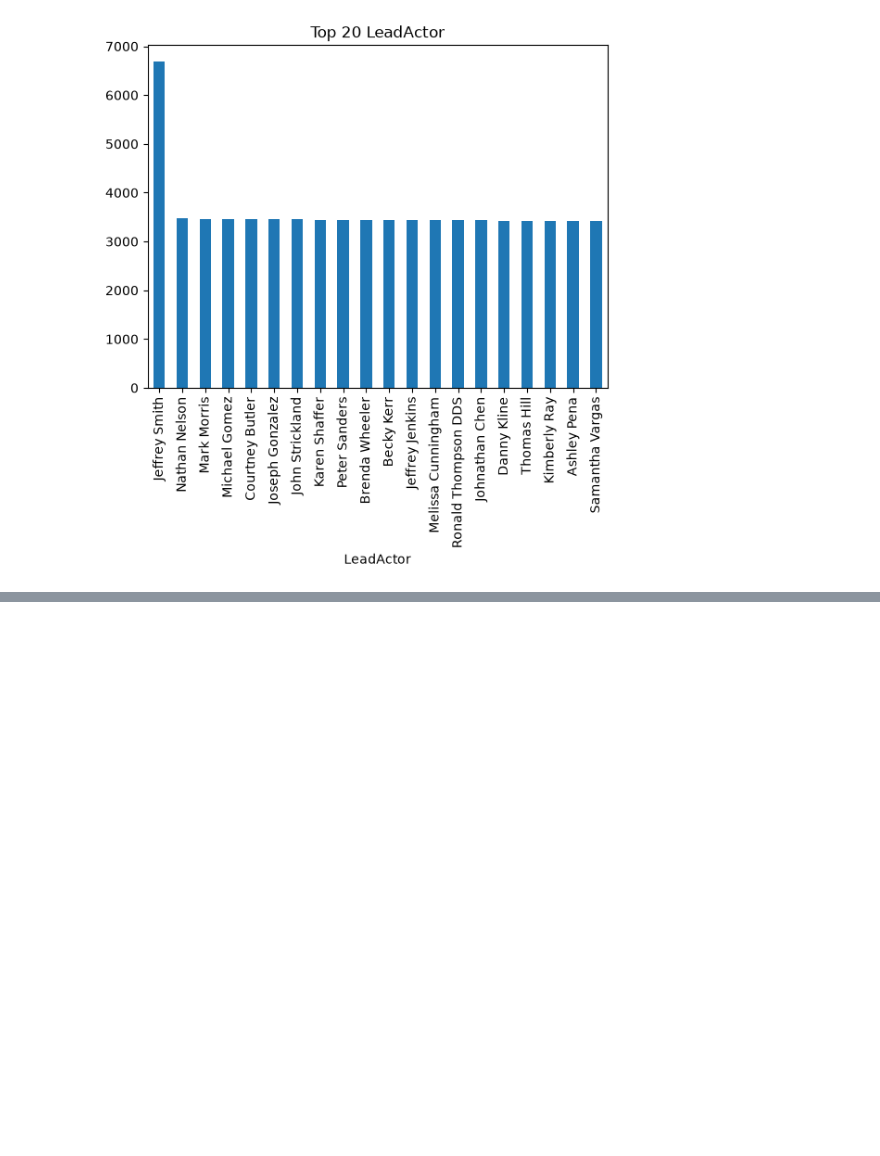
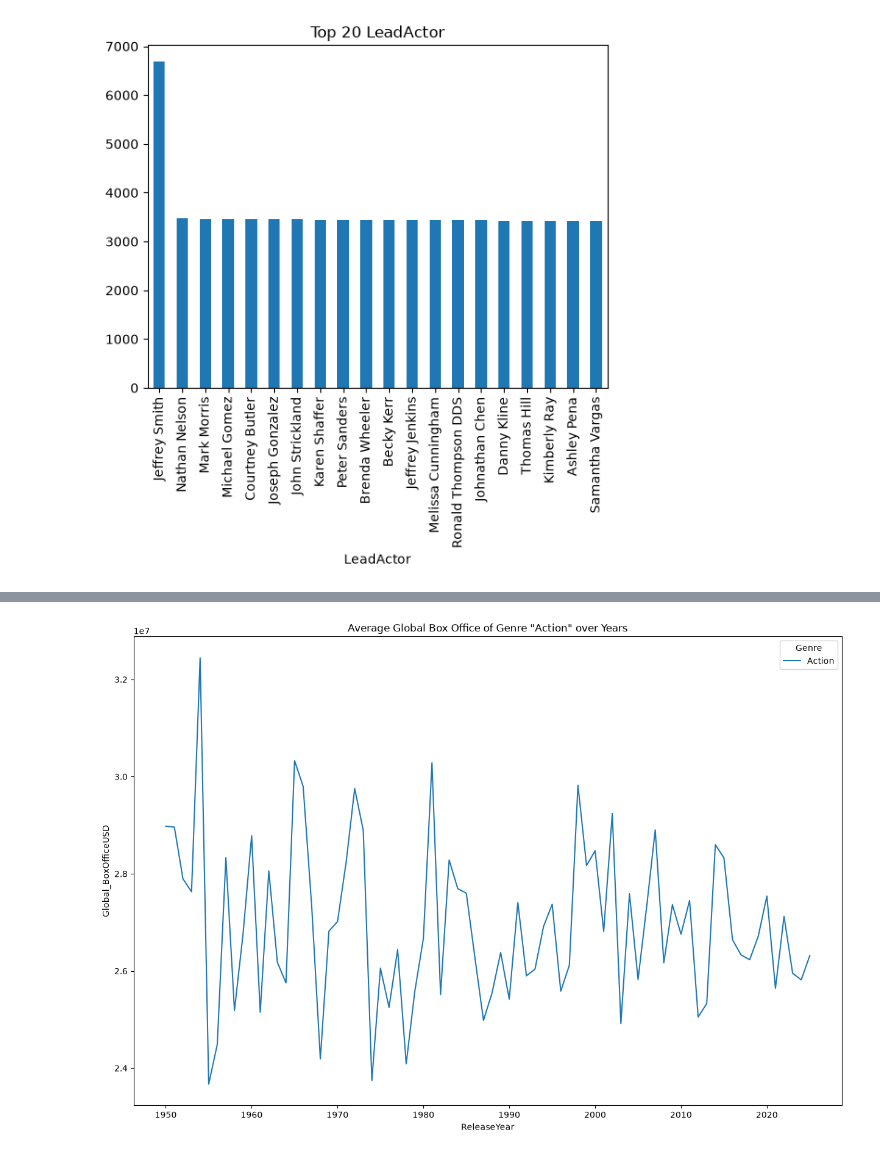
Before and after one commit to tomdu3/eda-practice, a Jupyter notebook: eda-netflix/eda-netflix.ipynb, the cells around one changed output, grey strips where cells are left out. Drawn from its saved outputs; the diff is of its cells as text; code cells hidden in the pictures; blank space fills up the shorter version.

```diff
--- a/eda-netflix/eda-netflix.ipynb
+++ b/eda-netflix/eda-netflix.ipynb
@@ -152,0 +209,8 @@ for col in categorical_cols:
+# %%
+# Average Global Box Office of Genre "Action" over Years
+plt.figure(figsize=(15,10))
+sns.lineplot(data=genre_year_stats.query("Genre == 'Action'"), x='ReleaseYear', y='Global_BoxOfficeUSD', hue='Genre')
+plt.title('Average Global Box Office of Genre "Action" over Years')
+plt.show()
+# %% [output]
+[figure, added]
```
Also changed, not shown: parts of 10 cells of this notebook.
